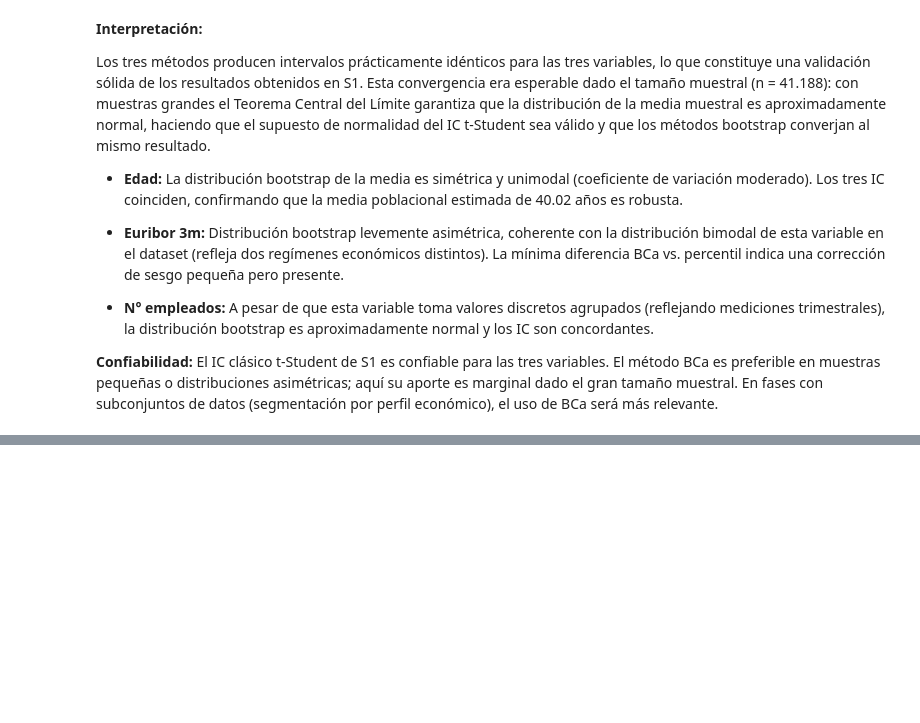
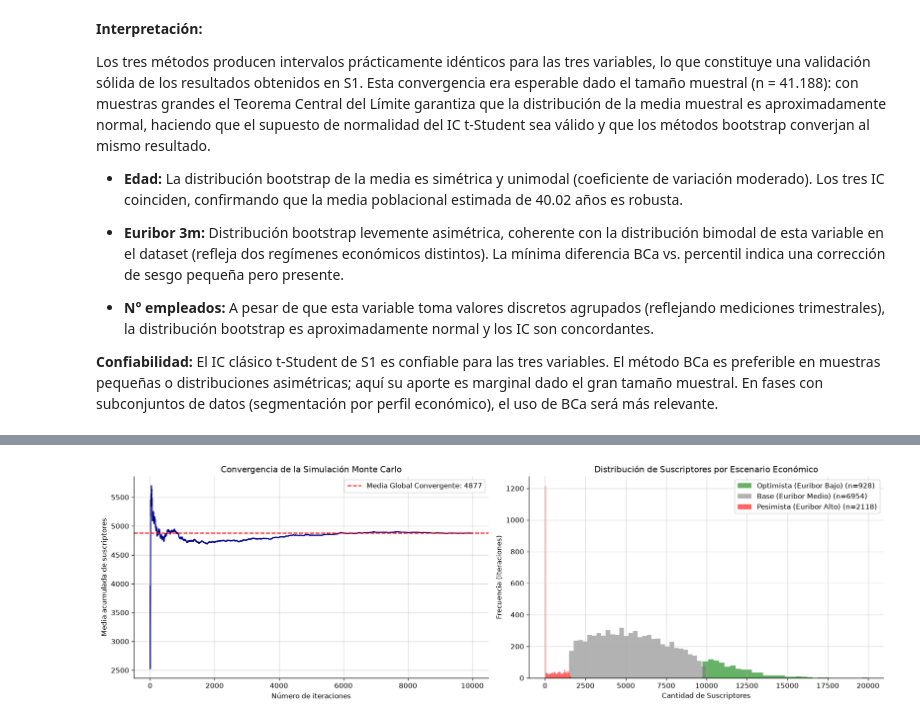
Before and after one commit to k1ngdom0fbullsh1t/proyecto-grupo4-mcdi501, a Jupyter notebook: notebooks/f3_desarrollo/F3_Simulacion.ipynb, the cells around one changed output, grey strips where cells are left out. Saved outputs shown, nothing was run; the diff lists cells and outputs as text; code cells hidden in the pictures; blank space fills up the shorter version.

```diff
--- a/notebooks/f3_desarrollo/F3_Simulacion.ipynb
+++ b/notebooks/f3_desarrollo/F3_Simulacion.ipynb
@@ -216,0 +242,94 @@ Los tres métodos producen intervalos prácticamente idénticos para las tres va
+# %%
+# -------------------------------------------------------------------
+# SECCIÓN: SIMULACIÓN MONTE CARLO (Fase 3 - Basado en S2)
+# -------------------------------------------------------------------
+
+# 1. Parámetros históricos (S1)
+n_clientes = 41188
+mu_euribor = 3.621
+std_euribor = 1.734
+p_base = 0.1127     # Tasa de conversión base (11.27%)
+r = -0.30           # Correlación observada entre euribor3m y suscripción
+
+# 2. Modelado de la tasa de suscripción (Paso 2)
+# Calculamos la pendiente (beta) asumiendo una relación lineal basada en la correlación
+# std_y es la desviación estándar de una variable binomial (Bernoulli)
+std_y = np.sqrt(p_base * (1 - p_base))
+beta_1 = r * (std_y / std_euribor)
+beta_0 = p_base - beta_1 * mu_euribor
+
+# 3. Simulación Monte Carlo (10,000 iteraciones)
+n_iteraciones = 10000
+np.random.seed(42) # Requisito de las indicaciones
+
+# Muestreo de euribor desde una distribución Normal
+euribor_sim = np.random.normal(loc=mu_euribor, scale=std_euribor, size=n_iteraciones)
+
+# Cálculo de la tasa de suscripción (p) esperada por cada iteración
+p_sim = beta_0 + beta_1 * euribor_sim
+p_sim = np.clip(p_sim, 0, 1) # Restringir probabilidades lógicas entre 0 y 1
+
+# Muestreo de suscriptores finales usando la distribución Binomial
+suscriptores_sim = np.random.binomial(n=n_clientes, p=p_sim)
+
+# 4. Definición de escenarios por iteración (Paso 1)
+def clasificar_escenario(eur):
+    if eur <= 1.3:
+        return 'Optimista (Euribor Bajo)'
+    elif eur >= 5.0:
+        return 'Pesimista (Euribor Alto)'
+    else:
+        return 'Base (Euribor Medio)'
+
+# Consolidar en un DataFrame para análisis
+df_sim = pd.DataFrame({
+    'Euribor': euribor_sim,
+    'Probabilidad': p_sim,
+    'Suscriptores': suscriptores_sim
+})
+df_sim['Escenario'] = df_sim['Euribor'].apply(clasificar_escenario)
+
+# 5. Evaluación de convergencia (Paso 4)
+media_acumulada = np.cumsum(suscriptores_sim) / np.arange(1, n_iteraciones + 1)
+
+fig, axes = plt.subplots(1, 2, figsize=(16, 5))
+
+# Gráfico de Convergencia
+axes[0].plot(media_acumulada, color='darkblue', linewidth=1.5)
+axes[0].axhline(np.mean(suscriptores_sim), color='red', linestyle='--', label=f'Media Global Convergente: {np.mean(suscriptores_sim):.0f}')
+axes[0].set_title('Convergencia de la Simulación Monte Carlo', fontsize=12)
+axes[0].set_xlabel('Número de iteraciones')
+axes[0].set_ylabel('Media acumulada de suscriptores')
+axes[0].legend()
+axes[0].grid(True, alpha=0.5)
+
+# Histograma por escenarios
+colores = {'Optimista (Euribor Bajo)': 'green', 'Base (Euribor Medio)': 'gray', 'Pesimista (Euribor Alto)': 'red'}
+for escenario, color in colores.items():
+    subset = df_sim[df_sim['Escenario'] == escenario]['Suscriptores']
+    axes[1].hist(subset, bins=30, color=color, alpha=0.6, label=f'{escenario} (n={len(subset)})')
+
+axes[1].set_title('Distribución de Suscriptores por Escenario Económico', fontsize=12)
+axes[1].set_xlabel('Cantidad de Suscriptores')
+axes[1].set_ylabel('Frecuencia (Iteraciones)')
+axes[1].legend()
+axes[1].grid(True, alpha=0.5)
+
+plt.tight_layout()
+plt.show()
+
+# 6. Cálculo de Estadísticas (Paso 5)
+print("="*80)
+print("RESULTADOS DE LA SIMULACIÓN MONTE CARLO POR ESCENARIO (10,000 iteraciones)")
+print("="*80)
+resultados = df_sim.groupby('Escenario')['Suscriptores'].agg(
+    Media='mean',
+    IC_95_Inferior=lambda x: np.percentile(x, 2.5),
+    IC_95_Superior=lambda x: np.percentile(x, 97.5),
+    Percentil_5=lambda x: np.percentile(x, 5),
+    Percentil_95=lambda x: np.percentile(x, 95)
+).round(0).astype(int)
+
+display(resultados)
+# %% [output]
+[figure, added]
```
Also changed, not shown: parts of 25 cells of this notebook.
